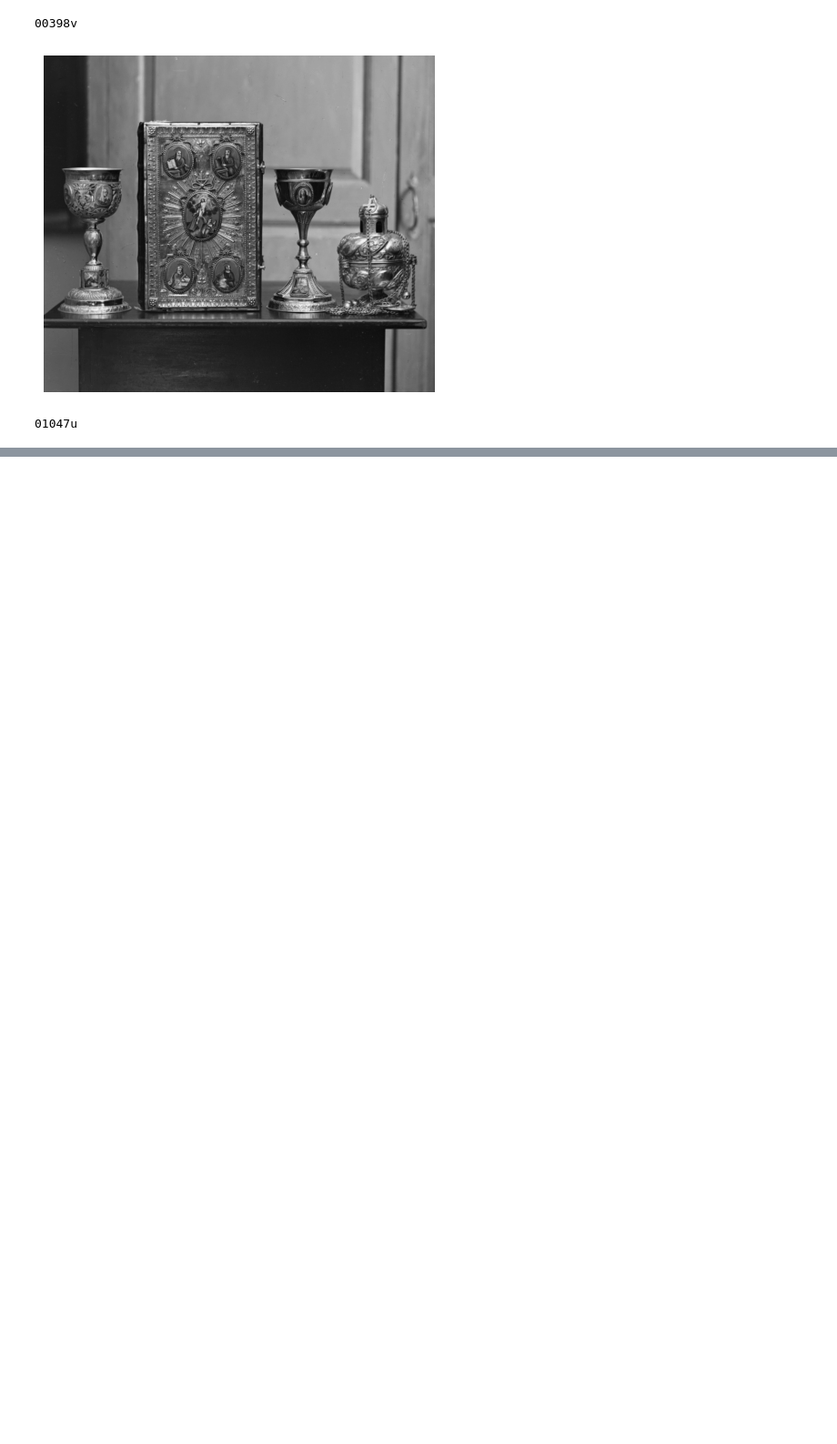
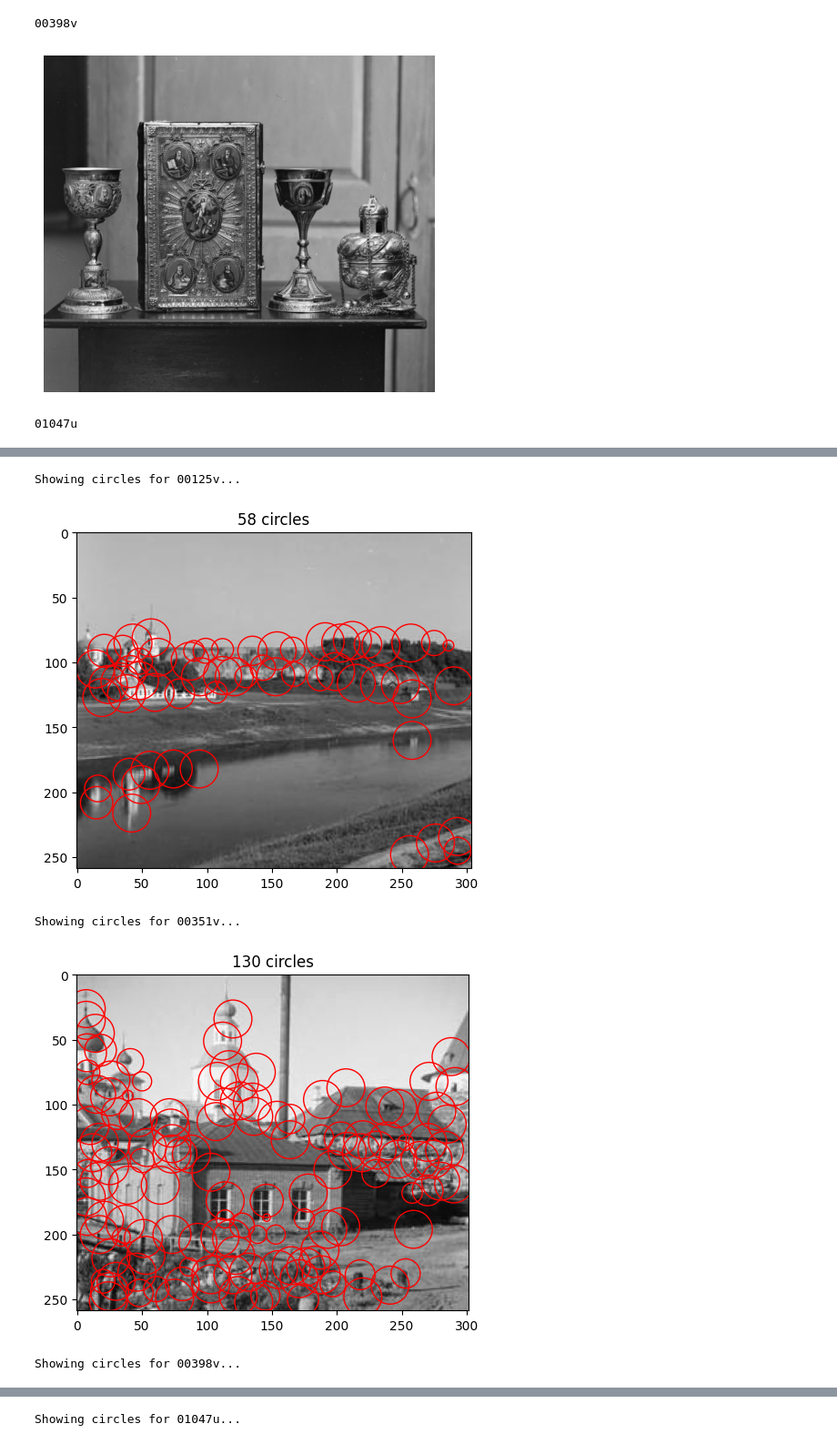
Before and after one commit to rashiqul/ece549, a Jupyter notebook: notebooks/alam_rashiqul_a2_p2.ipynb, the cells around one changed output, grey strips where cells are left out. Shown at 91% size. Saved outputs shown, nothing was run; the diff lists cells and outputs as text; code cells hidden in the pictures; blank space fills up the shorter version.

Commit message:
Implement LoG filters and implement circling function

```diff
--- a/notebooks/alam_rashiqul_a2_p2.ipynb
+++ b/notebooks/alam_rashiqul_a2_p2.ipynb
@@ -387,0 +590,37 @@ for k, v in harris_results.items():
+# %%
+def show_all_circles(image, cx, cy, rad, color='r'):
+    """
+    image: numpy array, representing the grayscsale image
+    cx, cy: numpy arrays or lists, centers of the detected blobs
+    rad: numpy array or list, radius of the detected blobs
+    """
+    import matplotlib.pyplot as plt
+    from matplotlib.patches import Circle
+
+    fig, ax = plt.subplots()
+    ax.set_aspect('equal')
+    ax.imshow(image, cmap='gray')
+    for x, y, r in zip(cx, cy, rad):
+        circ = Circle((x, y), r, color=color, fill=False)
+        ax.add_patch(circ)
+
+    plt.title('%i circles' % len(cx))
+    plt.show()
+# %%
+# Plot blob circles for each image using precomputed scales
+for name, image in selected_images_dict.items():
+    result = blob_scale_results[name]
+    print(f"Showing circles for {name}...")
+    # Call the plotting function with precomputed scales and responses
+    show_all_circles(
+        image=image,
+        cx=result['coords'][:, 1],
+        cy=result['coords'][:, 0],
+        rad=np.sqrt(2) * result['best_scales']
+    )
+# %% [output]
+Showing circles for 00125v...
+[figure, added]
+Showing circles for 00351v...
+[figure, added]
+Showing circles for 00398v...
@@ -387,0 +628 @@ for k, v in harris_results.items():
+Showing circles for 01047u...
```
Also changed, not shown: parts of 10 cells of this notebook.
